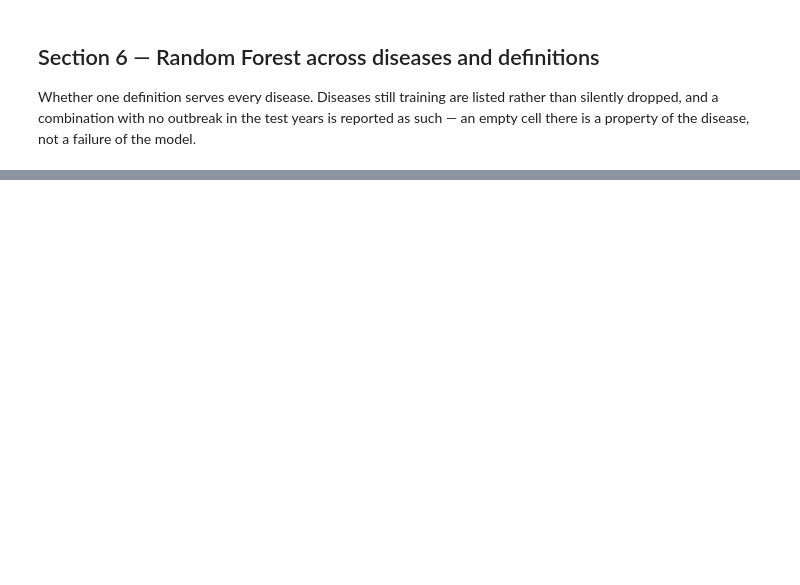
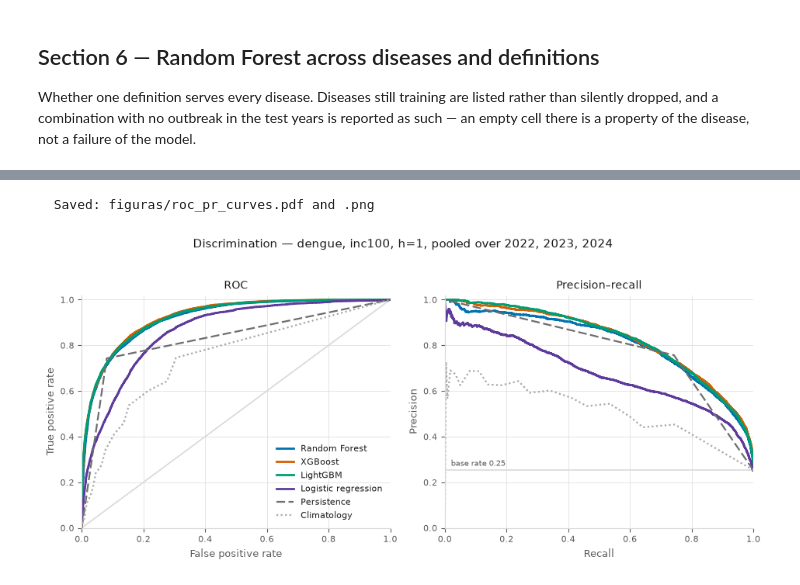
Before and after one commit to LVinaud/arboviral-outbreak-onset, a Jupyter notebook: notebooks/04_results.ipynb, the cells around one changed output, grey strips where cells are left out. Saved outputs shown, nothing was run; the diff lists cells and outputs as text; code cells hidden in the pictures; blank space fills up the shorter version.

```diff
--- a/notebooks/04_results.ipynb
+++ b/notebooks/04_results.ipynb
@@ -510,0 +1213,41 @@ disease_table
+# %%
+from sklearn.metrics import roc_curve, precision_recall_curve
+
+if budget_path.exists():
+    fig, axes = plt.subplots(1, 2, figsize=(9.5, 4.2))
+    base = bp["y_true"].mean()
+
+    axes[0].plot([0, 1], [0, 1], color=GRID, linewidth=1.2)
+    axes[1].axhline(base, color=GRID, linewidth=1.2)
+    axes[1].annotate(f"base rate {base:.2f}", (0.02, base), xytext=(0, 4),
+                     textcoords="offset points", fontsize=7.5, color=MUTED)
+
+    for model in PLOT_ORDER:
+        sub = bp[bp["model"] == model]
+        if sub.empty or sub["y_true"].nunique() < 2:
+            continue
+        fpr, tpr, _ = roc_curve(sub["y_true"], sub["proba"])
+        axes[0].plot(fpr, tpr, **model_line_kwargs(model))
+        prec, rec, _ = precision_recall_curve(sub["y_true"], sub["proba"])
+        axes[1].plot(rec, prec, **model_line_kwargs(model))
+
+    axes[0].set_title("ROC", fontsize=10, color=INK)
+    style_axes(axes[0], xlabel="False positive rate", ylabel="True positive rate")
+    axes[1].set_title("Precision–recall", fontsize=10, color=INK)
+    style_axes(axes[1], xlabel="Recall", ylabel="Precision")
+    for ax in axes:
+        ax.set_xlim(0, 1); ax.set_ylim(0, 1.02)
+
+    handles = [Line2D([], [], label=MODEL_LABELS[m], **model_line_kwargs(m))
+               for m in PLOT_ORDER if (bp["model"] == m).any()]
+    axes[0].legend(handles=handles, frameon=False, fontsize=8, labelcolor=INK,
+                   loc="lower right")
+    fig.suptitle(f"Discrimination — {DISEASE}, {DEFINITION}, h={HORIZON}, "
+                 f"pooled over {', '.join(str(y) for y in TEST_YEARS)}",
+                 fontsize=11, color=INK, y=1.02)
+    fig.tight_layout()
+    save_fig(fig, "roc_pr_curves")
+    plt.show()
+# %% [output]
+  Saved: figuras/roc_pr_curves.pdf and .png
+[figure, added]
```
Also changed, not shown: parts of 37 cells of this notebook, 20 other files.
